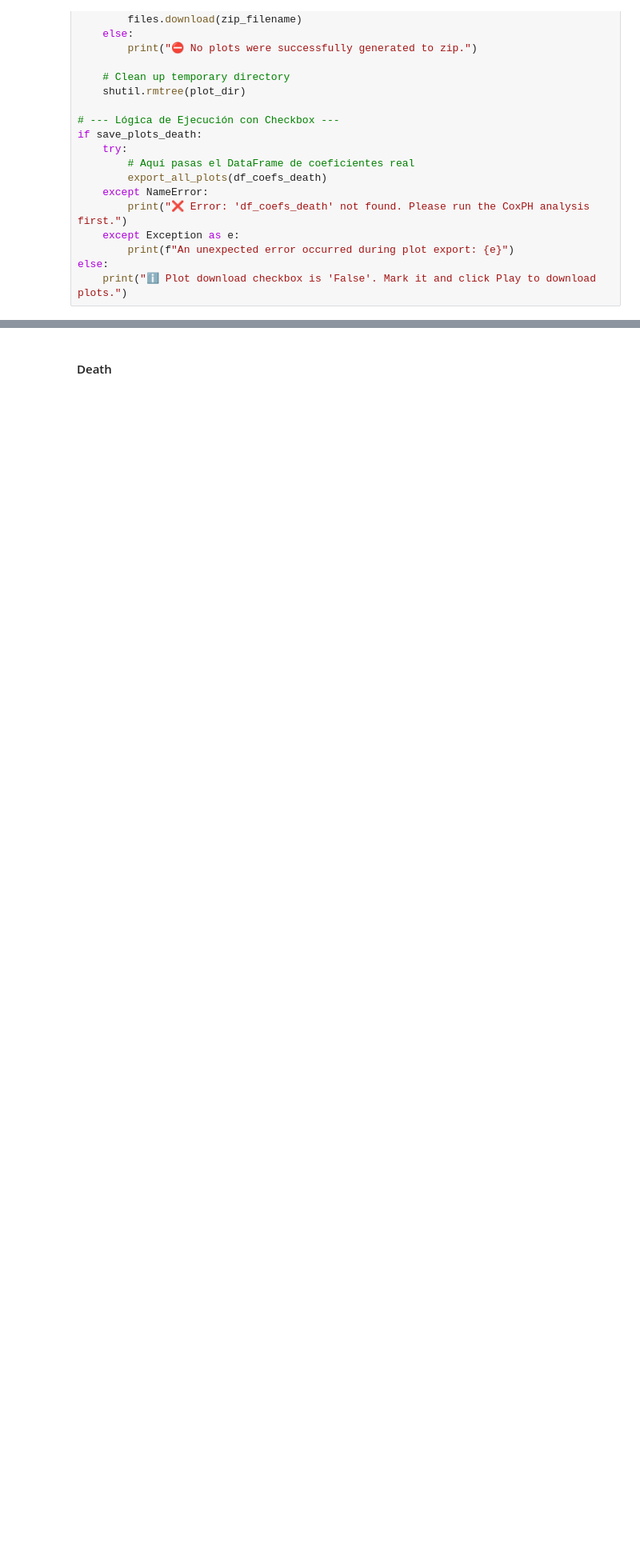
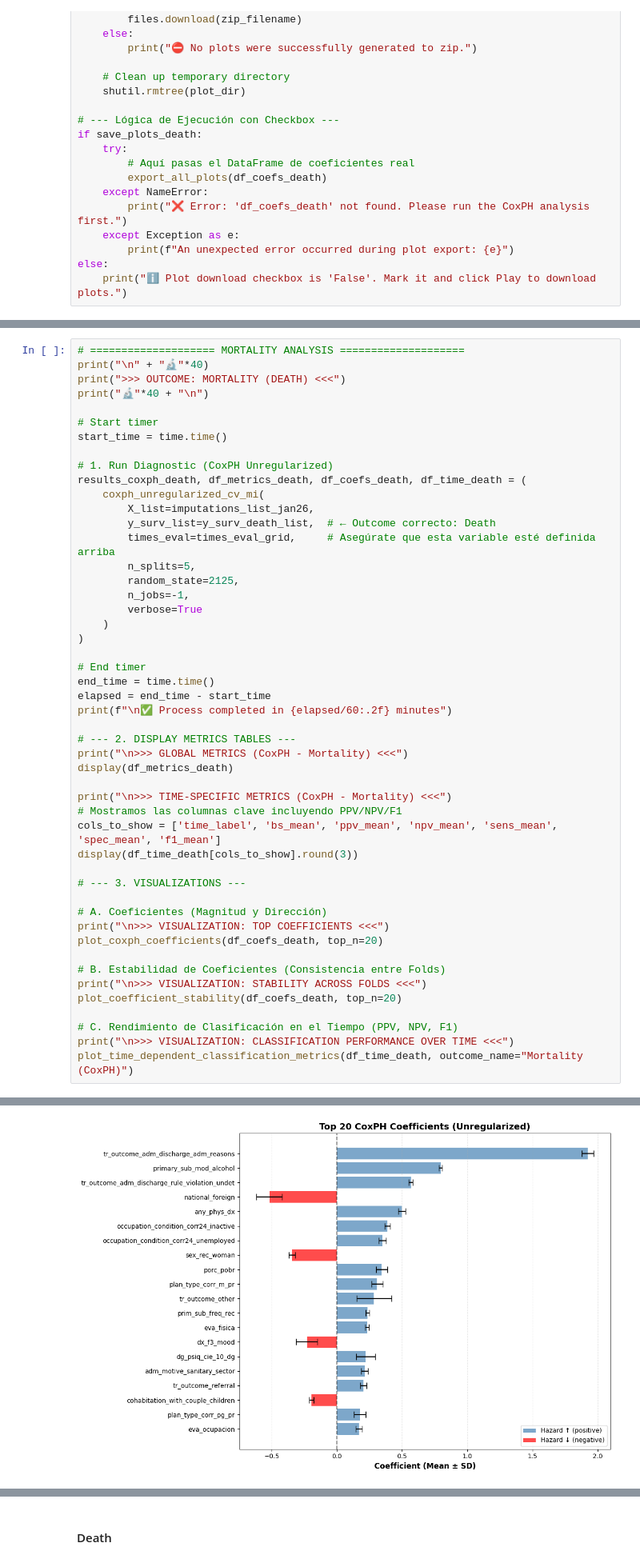
Before and after one commit to FONDECYTACC/cons2025, a Jupyter notebook: best_subset_based_on_calib_jan26.ipynb, the cells around one changed output, grey strips where cells are left out. Shown at 80% size. Cells and saved outputs as stored; diff of their text form; blank space fills up the shorter version.

```diff
--- a/best_subset_based_on_calib_jan26.ipynb
+++ b/best_subset_based_on_calib_jan26.ipynb
@@ -2418,0 +3392,50 @@ else:
+# %%
+# ==================== MORTALITY ANALYSIS ====================
+print("\n" + "🔬"*40)
+print(">>> OUTCOME: MORTALITY (DEATH) <<<")
+print("🔬"*40 + "\n")
+
+# Start timer
+start_time = time.time()
+
+# 1. Run Diagnostic (CoxPH Unregularized)
+results_coxph_death, df_metrics_death, df_coefs_death, df_time_death = (
+    coxph_unregularized_cv_mi(
+        X_list=imputations_list_jan26,
+        y_surv_list=y_surv_death_list,  # ← Outcome correcto: Death
+        times_eval=times_eval_grid,     # Asegúrate que esta variable esté definida arriba
+        n_splits=5,
+        random_state=2125,
+        n_jobs=-1,
+        verbose=True
+    )
+)
+
+# End timer
+end_time = time.time()
+elapsed = end_time - start_time
+print(f"\n✅ Process completed in {elapsed/60:.2f} minutes")
+
+# --- 2. DISPLAY METRICS TABLES ---
+print("\n>>> GLOBAL METRICS (CoxPH - Mortality) <<<")
+display(df_metrics_death)
+
+print("\n>>> TIME-SPECIFIC METRICS (CoxPH - Mortality) <<<")
+# Mostramos las columnas clave incluyendo PPV/NPV/F1
+cols_to_show = ['time_label', 'bs_mean', 'ppv_mean', 'npv_mean', 'sens_mean', 'spec_mean', 'f1_mean']
+display(df_time_death[cols_to_show].round(3))
+
+# --- 3. VISUALIZATIONS ---
+
+# A. Coeficientes (Magnitud y Dirección)
+print("\n>>> VISUALIZATION: TOP COEFFICIENTS <<<")
+plot_coxph_coefficients(df_coefs_death, top_n=20)
+
+# B. Estabilidad de Coeficientes (Consistencia entre Folds)
+print("\n>>> VISUALIZATION: STABILITY ACROSS FOLDS <<<")
+plot_coefficient_stability(df_coefs_death, top_n=20)
+
+# C. Rendimiento de Clasificación en el Tiempo (PPV, NPV, F1)
+print("\n>>> VISUALIZATION: CLASSIFICATION PERFORMANCE OVER TIME <<<")
+plot_time_dependent_classification_metrics(df_time_death, outcome_name="Mortality (CoxPH)")
+# %% [output]
@@ -2418,0 +3464 @@ else:
+[figure, added]
```
Also changed, not shown: parts of 15 cells of this notebook.
